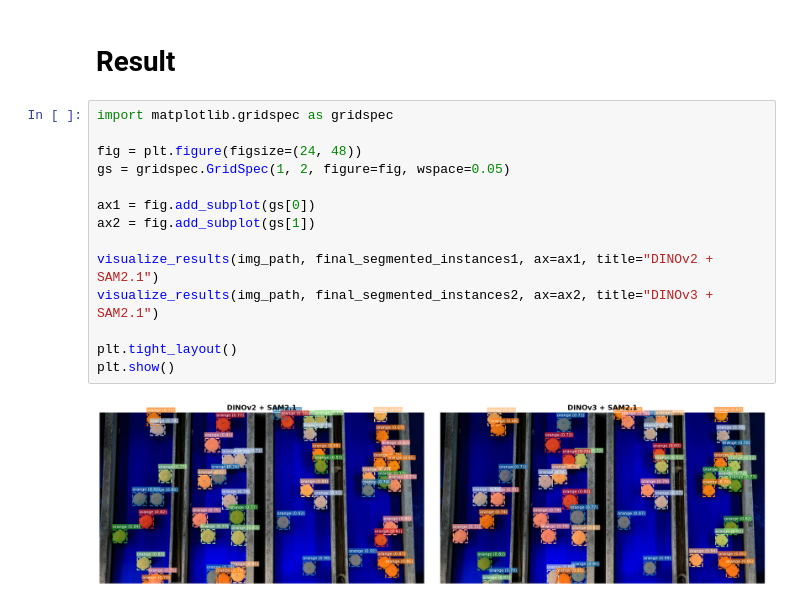
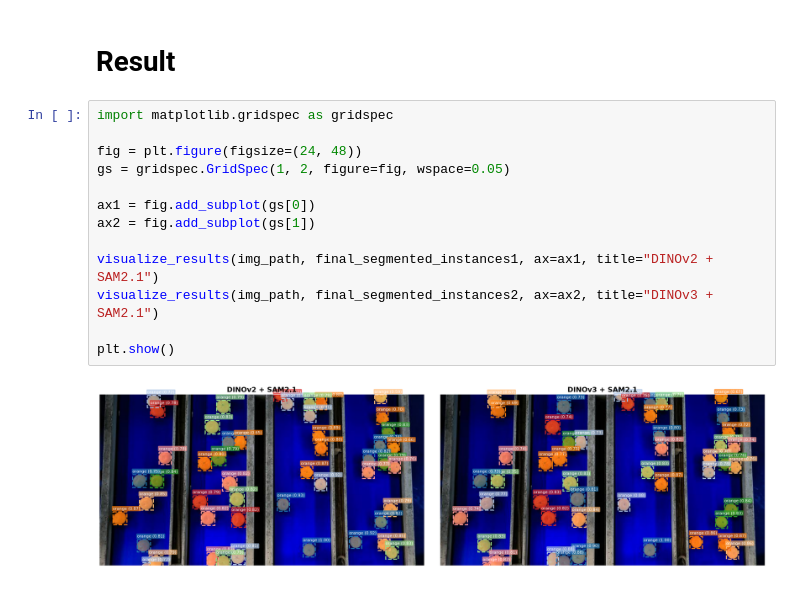
Before and after one commit to newocean-group/no-time-to-train, a Jupyter notebook: demo.ipynb, the cells around one changed output. Saved outputs shown, nothing was run; the diff lists cells and outputs as text.

```diff
--- a/demo.ipynb
+++ b/demo.ipynb
@@ -173,16 +173,15 @@ plt.show()
 # %%
 import matplotlib.gridspec as gridspec
 
 fig = plt.figure(figsize=(24, 48))
 gs = gridspec.GridSpec(1, 2, figure=fig, wspace=0.05)
 
 ax1 = fig.add_subplot(gs[0])
 ax2 = fig.add_subplot(gs[1])
 
 visualize_results(img_path, final_segmented_instances1, ax=ax1, title="DINOv2 + SAM2.1")
 visualize_results(img_path, final_segmented_instances2, ax=ax2, title="DINOv3 + SAM2.1")
 
-plt.tight_layout()
 plt.show()
 # %% [output]
-[figure, old version]
+[figure, new version]
```
Also changed, not shown: 2 other files.
